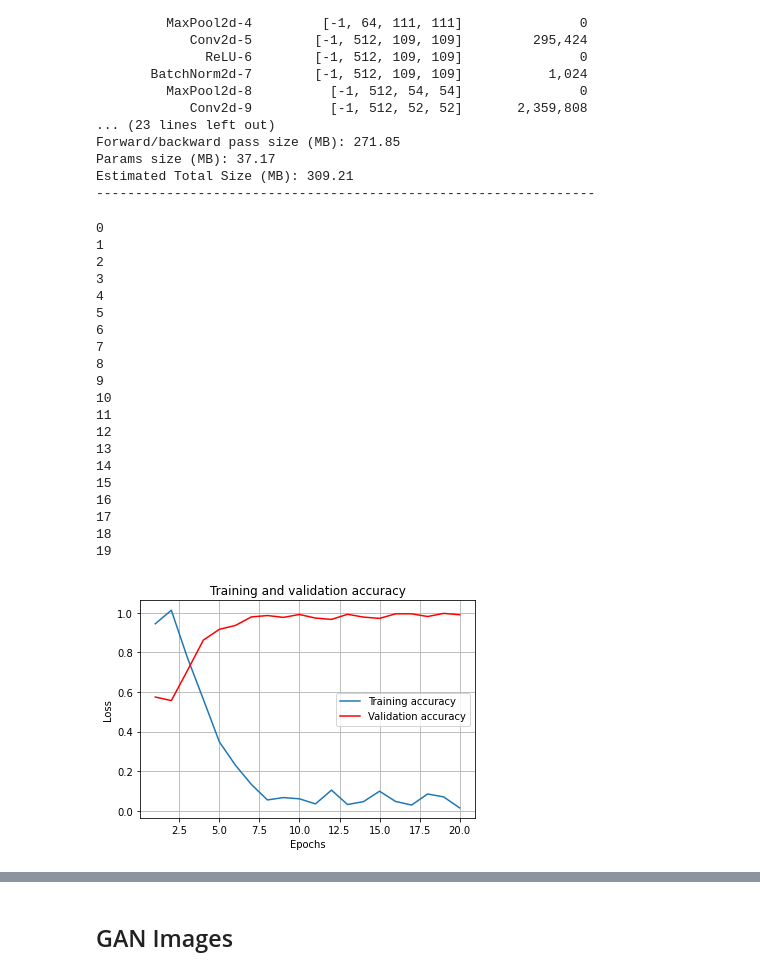
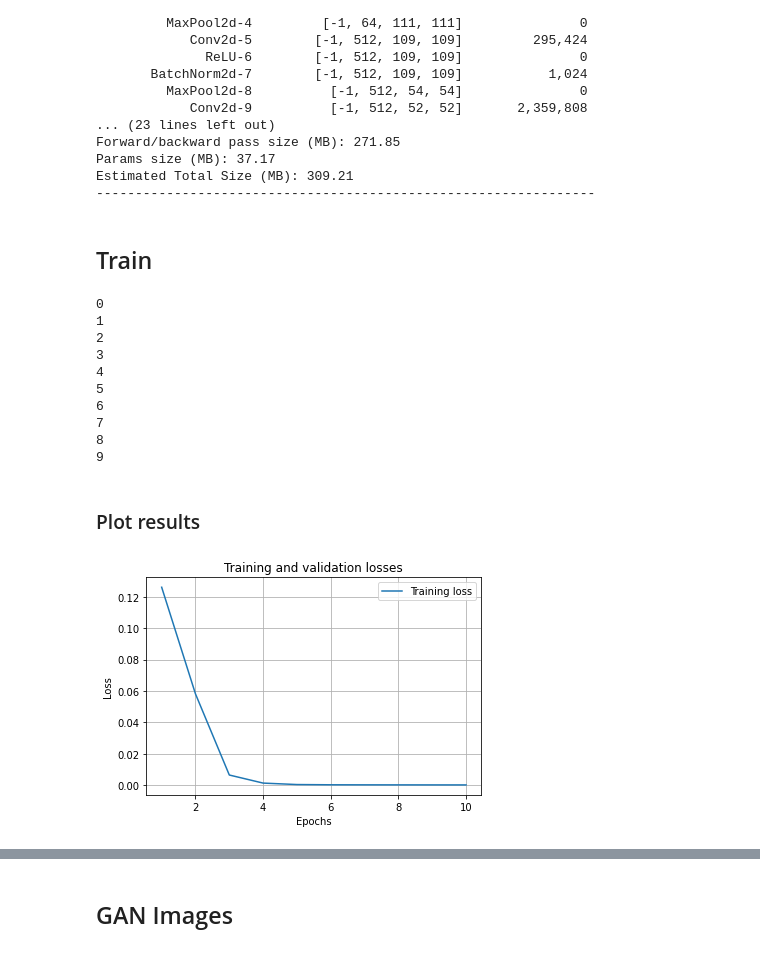
Before and after one commit to joaomsimoes/PPAI, a Jupyter notebook: classification_CrossEntropyLoss.ipynb, the cells around one changed output, grey strips where cells are left out. Saved outputs shown, nothing was run; the diff lists cells and outputs as text; code cells hidden in the pictures.

```diff
--- a/classification_CrossEntropyLoss.ipynb
+++ b/classification_CrossEntropyLoss.ipynb
@@ -18 +22,4 @@ device
+# %%
+batch_size = 64
+img_size = 224
 # %%
@@ -108,10 +115,10 @@ Estimated Total Size (MB): 309.21
 # %%
 def get_data(train_data, test_data):
     train = CustomLoader(train_data, transform)
-    trn_dl = DataLoader(train, batch_size=32, shuffle=True, drop_last=True)
+    trn_dl = DataLoader(train, batch_size=batch_size, shuffle=True, drop_last=True)
 
     test = CustomLoader(test_data, transform)
-    test_dl = DataLoader(test, batch_size=32, shuffle=True, drop_last=True)
+    test_dl = DataLoader(test, batch_size=batch_size, shuffle=True, drop_last=True)
 
     return trn_dl, test_dl
 # %%
@@ -137,14 +144,16 @@ def val_loss(x, y, model):
     prediction = model(x)
     val_loss = loss_fn(prediction, y)
     return val_loss.item()
+# %% [markdown]
+## Train
 # %%
-trn_dl, test_dl = get_data()
+trn_dl, test_dl = get_data('./Dataset/train/', './Dataset/test/')
 model, loss_fn, optimizer = get_model()
 # %%
 train_losses, train_accuracies = [], []
 val_losses, val_accuracies = [], []
 
-num_epochs = 20
+num_epochs = 10
 
 for epoch in range(num_epochs):
     print(epoch)
@@ -164,16 +173,18 @@ for epoch in range(num_epochs):
         is_correct = accuracy(x, y, model)
         train_epoch_accuracies.extend(is_correct)
 
+    train_epoch_accuracy = np.mean(train_epoch_accuracies)
+
     for ix, batch in enumerate(iter(test_dl)):
         x, y = batch
         val_is_correct = accuracy(x, y, model)
         val_epoch_accuracies.extend(val_is_correct)
+
     val_epoch_accuracy = np.mean(val_epoch_accuracies)
-
-    train_epoch_accuracy = np.mean(train_epoch_accuracies)
 
     train_losses.append(train_epoch_loss)
     train_accuracies.append(train_epoch_accuracy)
+    val_accuracies.append(val_epoch_accuracy)
 # %% [output]
 0
 1
@@ -185,29 +196,20 @@ for epoch in range(num_epochs):
 7
 8
 9
-10
-11
-12
-13
-14
-15
-16
-17
-18
-19
+# %% [markdown]
+### Plot results
 # %%
 import matplotlib.pyplot as plt
 
 epochs = np.arange(num_epochs)+1
 
 plt.plot(epochs, train_losses, label='Training loss')
-plt.plot(epochs, train_accuracies, 'r', label='Training accuracy')
 
-plt.title('Training and validation accuracy')
+plt.title('Training and validation losses')
 plt.xlabel('Epochs')
 plt.ylabel('Loss')
 plt.legend()
 plt.grid('off')
 plt.show()
 # %% [output]
-[figure, old version]
+[figure, new version]
```
Also changed, not shown: parts of 29 cells of this notebook, 2 other files.
